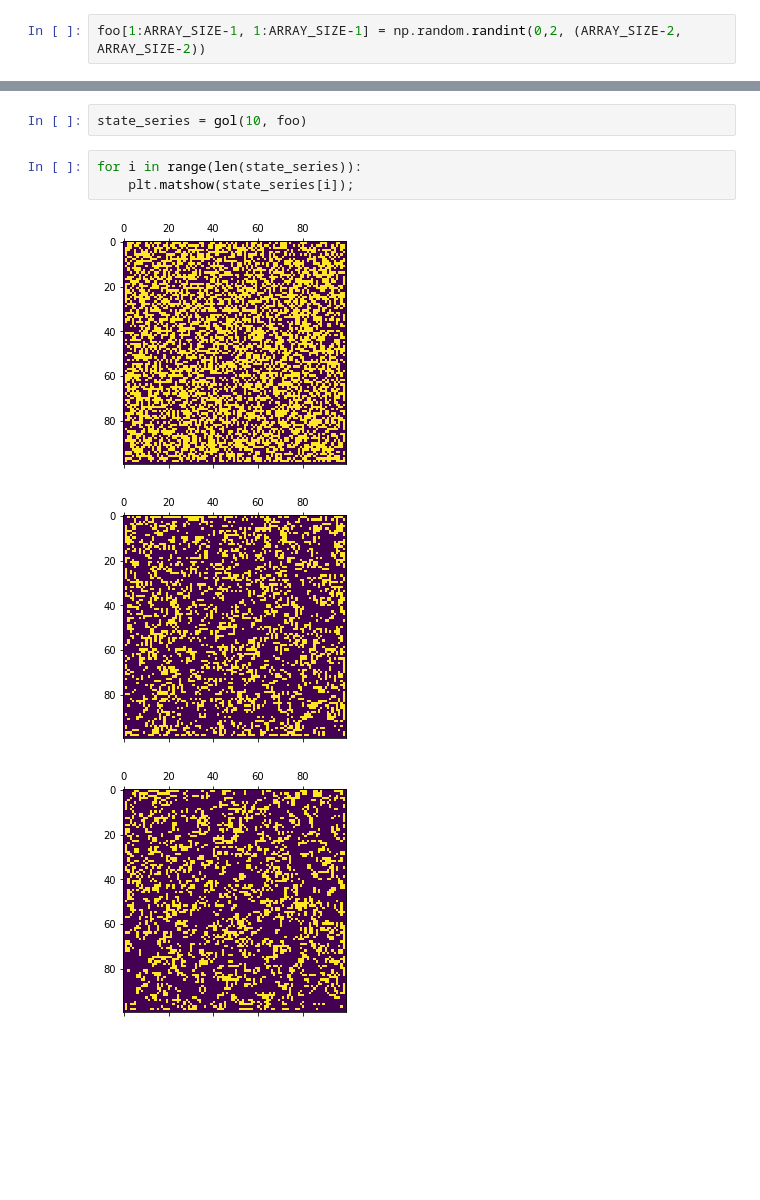
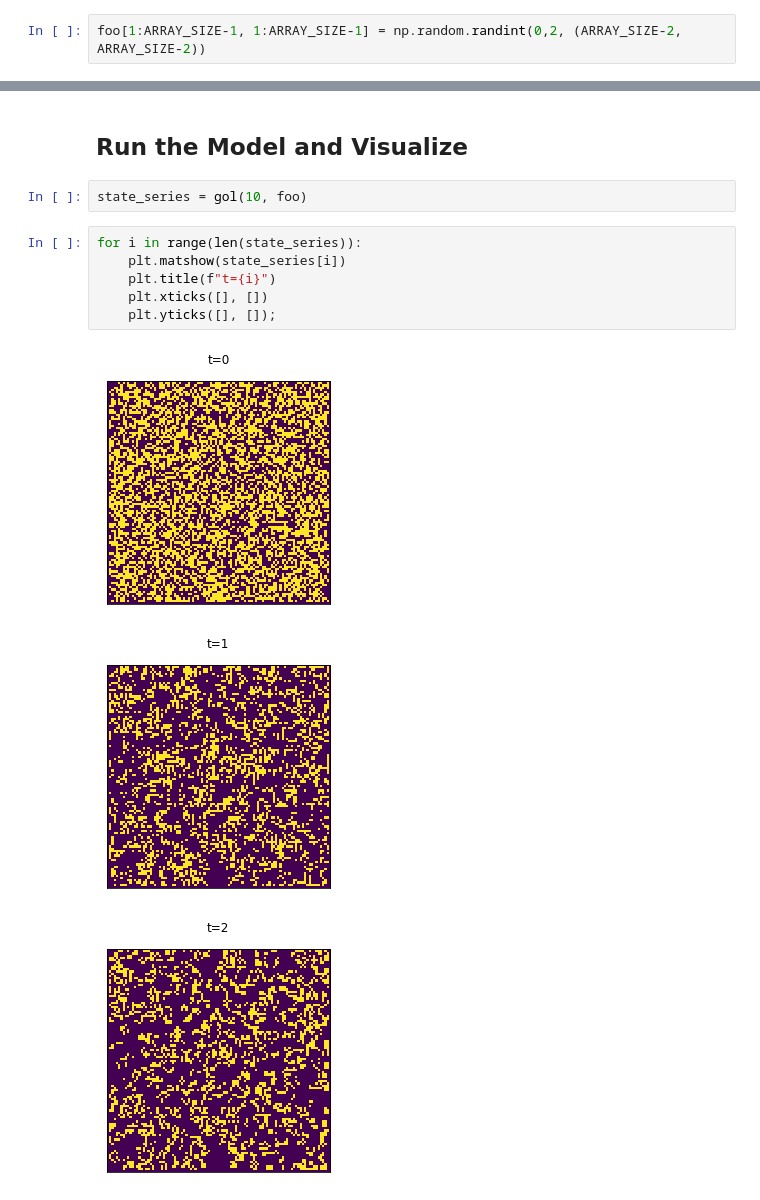
Before and after one commit to zombie-einstein/functional_abm, a Jupyter notebook: examples/game_of_life.ipynb, the cells around one changed output, grey strips where cells are left out. Saved outputs shown, nothing was run; the diff lists cells and outputs as text; blank space fills up the shorter version.

```diff
--- a/examples/game_of_life.ipynb
+++ b/examples/game_of_life.ipynb
@@ -52,12 +77,17 @@ def gol(steps, initial_state):
         scheduler.step()
 
     return history
+# %% [markdown]
+## Run the Model and Visualize
 # %%
 state_series = gol(10, foo)
 # %%
 for i in range(len(state_series)):
-    plt.matshow(state_series[i]);
+    plt.matshow(state_series[i])
+    plt.title(f"t={i}")
+    plt.xticks([], [])
+    plt.yticks([], []);
 # %% [output]
-[figure, old version]
+[figure, new version]
-[figure, old version]
+[figure, new version]
-[figure, old version]
+[figure, new version]
```
Also changed, not shown: parts of 8 cells of this notebook, 3 other files.
